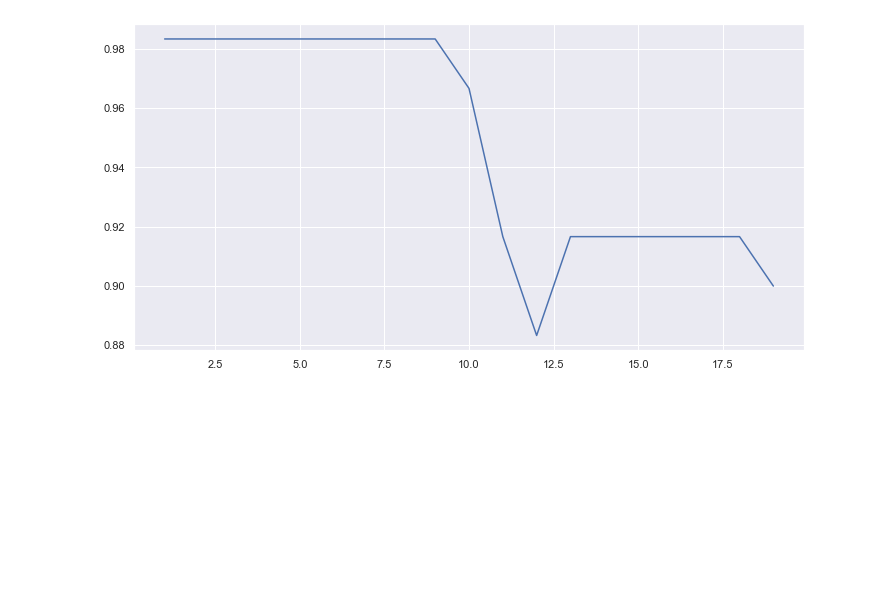
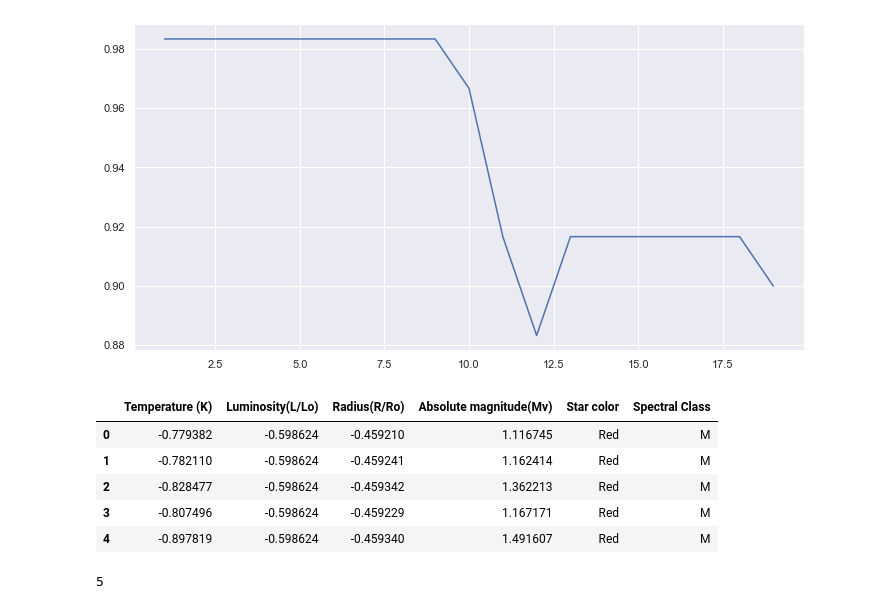
Before and after one commit to BanSolo/Star_types_classification, a Jupyter notebook: notebook/Star type classification notebook.ipynb, the cells around one changed output. Saved outputs shown, nothing was run; the diff lists cells and outputs as text; code cells hidden in the pictures; blank space fills up the shorter version.

Commit message:
add prediction

```diff
--- a/notebook/Star type classification notebook.ipynb
+++ b/notebook/Star type classification notebook.ipynb
@@ -254,3 +254,35 @@ plt.plot(range(1, 20), acc)
 # %% [output]
 [<matplotlib.lines.Line2D at 0x...>]
 [figure]
+# %%
+X.head()
+# %% [output]
+|  | Temperature (K) | Luminosity(L/Lo) | Radius(R/Ro) | Absolute magnitude(Mv) | Star color | Spectral Class |
+| 0 | -0.779382 | -0.598624 | -0.459210 | 1.116745 | Red | M |
+| 1 | -0.782110 | -0.598624 | -0.459241 | 1.162414 | Red | M |
+| 2 | -0.828477 | -0.598624 | -0.459342 | 1.362213 | Red | M |
+| 3 | -0.807496 | -0.598624 | -0.459229 | 1.167171 | Red | M |
+| 4 | -0.897819 | -0.598624 | -0.459340 | 1.491607 | Red | M |
+# %%
+color = 'White'
+sclass = 'A'
+temp = 8829
+lum = 537493.000000
+rad = 1423.0000
+magnitude = -10.73
+
+num_values = sc.transform([[temp, lum, rad, magnitude]])
+cat_values = oh_encoder.transform(np.array([color, sclass]).reshape(-1, 2))
+
+array = []
+for i in num_values:
+    for j in i:
+        array.append(j)
+for i in cat_values:
+    for j in i:
+        array.append(j)
+
+result = model_knn.predict([array])
+result[0]
+# %% [output]
+5
```
